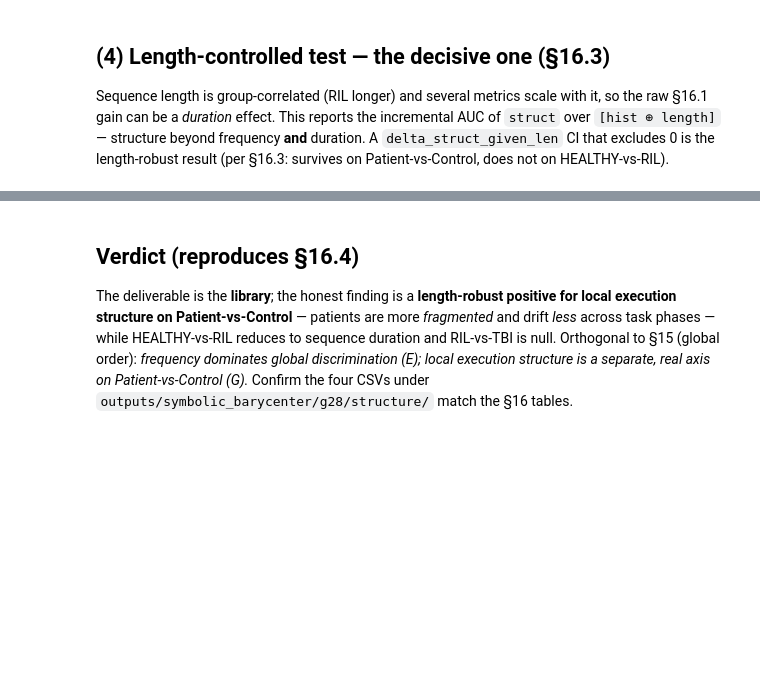
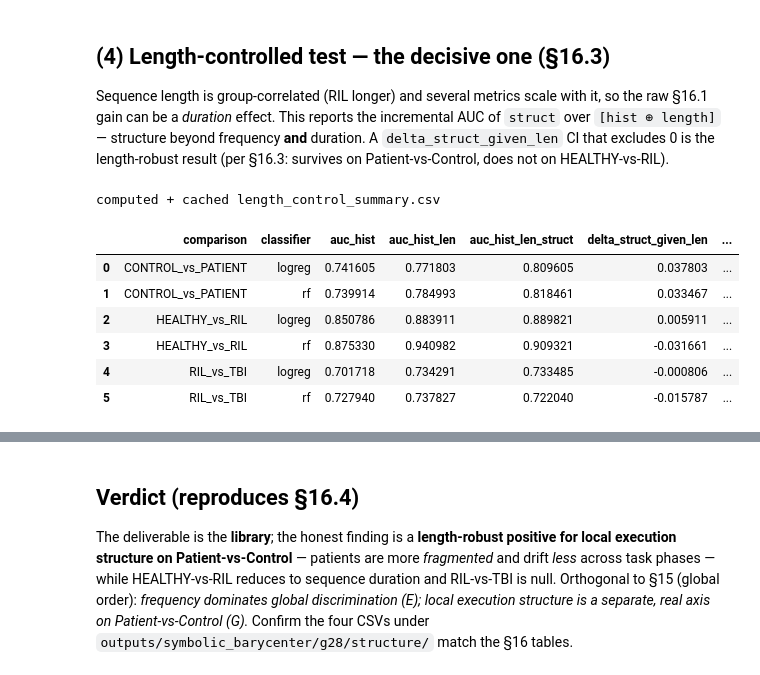
Before and after one commit to samperochon/smartflat, a Jupyter notebook: notebooks/06h_structure_metrics.ipynb, the cells around one changed output, grey strips where cells are left out. Cells and saved outputs as stored; diff of their text form; code cells hidden in the pictures; blank space fills up the shorter version.

```diff
--- a/notebooks/06h_structure_metrics.ipynb
+++ b/notebooks/06h_structure_metrics.ipynb
@@ -87,8 +133,22 @@ raw §16.1 gain can be a *duration* effect. This reports the incremental AUC of
 CI that excludes 0 is the length-robust result (per §16.3: survives on Patient-vs-Control,
 does not on HEALTHY-vs-RIL).
 # %%
-lc = evaluate_structure_length_controlled(X, labels, G, random_state=RS)
-lc.to_csv(os.path.join(OUT, 'length_control_summary.csv'), index=False)
+# Cached: four feature sets × RF GridSearch is ~20 min; load the committed CSV if present.
+lc_csv = os.path.join(OUT, 'length_control_summary.csv')
+if os.path.exists(lc_csv):
+    lc = pd.read_csv(lc_csv); print('loaded cached', os.path.basename(lc_csv))
+else:
+    lc = evaluate_structure_length_controlled(X, labels, G, random_state=RS)
+    lc.to_csv(lc_csv, index=False); print('computed + cached', os.path.basename(lc_csv))
 display(lc.loc[:, ['comparison', 'classifier', 'auc_hist', 'auc_hist_len',
                    'auc_hist_len_struct', 'delta_struct_given_len',
                    'delta_struct_given_len_ci_low', 'delta_struct_given_len_ci_high']])
+# %% [output]
+computed + cached length_control_summary.csv
+|  | comparison | classifier | auc_hist | auc_hist_len | auc_hist_len_struct | delta_struct_given_len | ... |
+| 0 | CONTROL_vs_PATIENT | logreg | 0.741605 | 0.771803 | 0.809605 | 0.037803 | ... |
+| 1 | CONTROL_vs_PATIENT | rf | 0.739914 | 0.784993 | 0.818461 | 0.033467 | ... |
+| 2 | HEALTHY_vs_RIL | logreg | 0.850786 | 0.883911 | 0.889821 | 0.005911 | ... |
+| 3 | HEALTHY_vs_RIL | rf | 0.875330 | 0.940982 | 0.909321 | -0.031661 | ... |
+| 4 | RIL_vs_TBI | logreg | 0.701718 | 0.734291 | 0.733485 | -0.000806 | ... |
+| 5 | RIL_vs_TBI | rf | 0.727940 | 0.737827 | 0.722040 | -0.015787 | ... |
```
Also changed, not shown: parts of 7 cells of this notebook, 1 other file.
